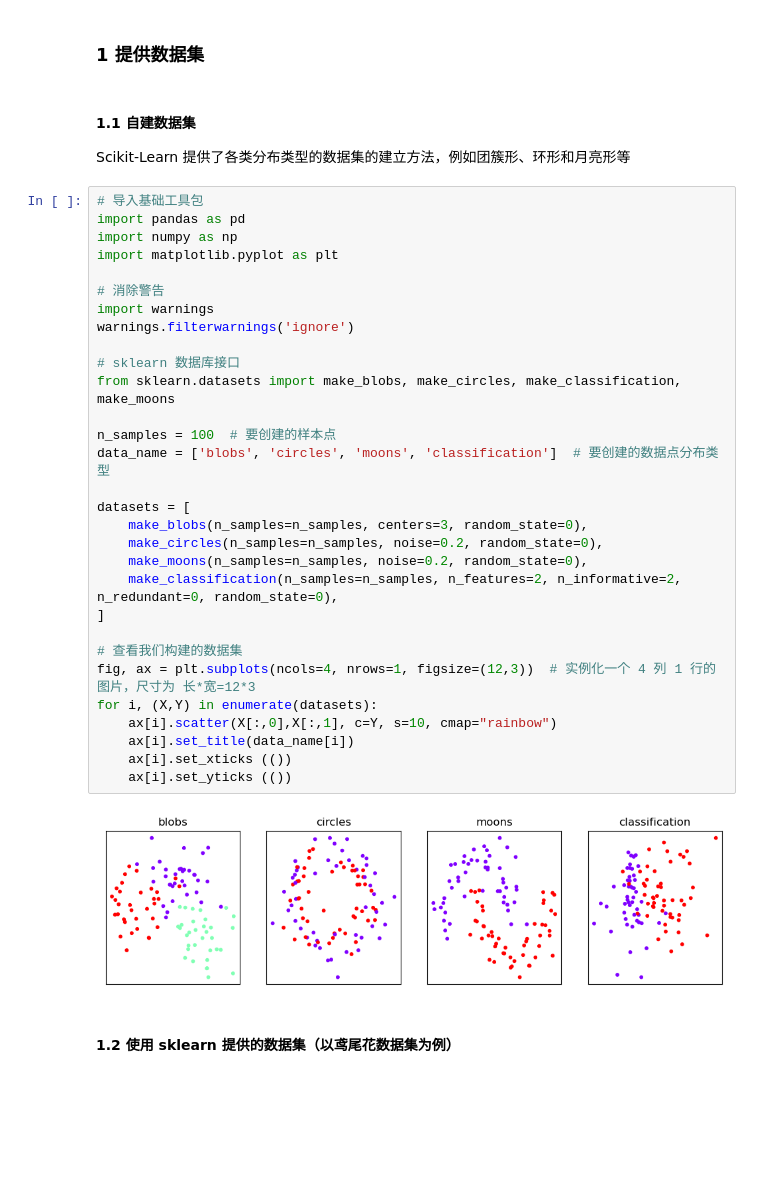
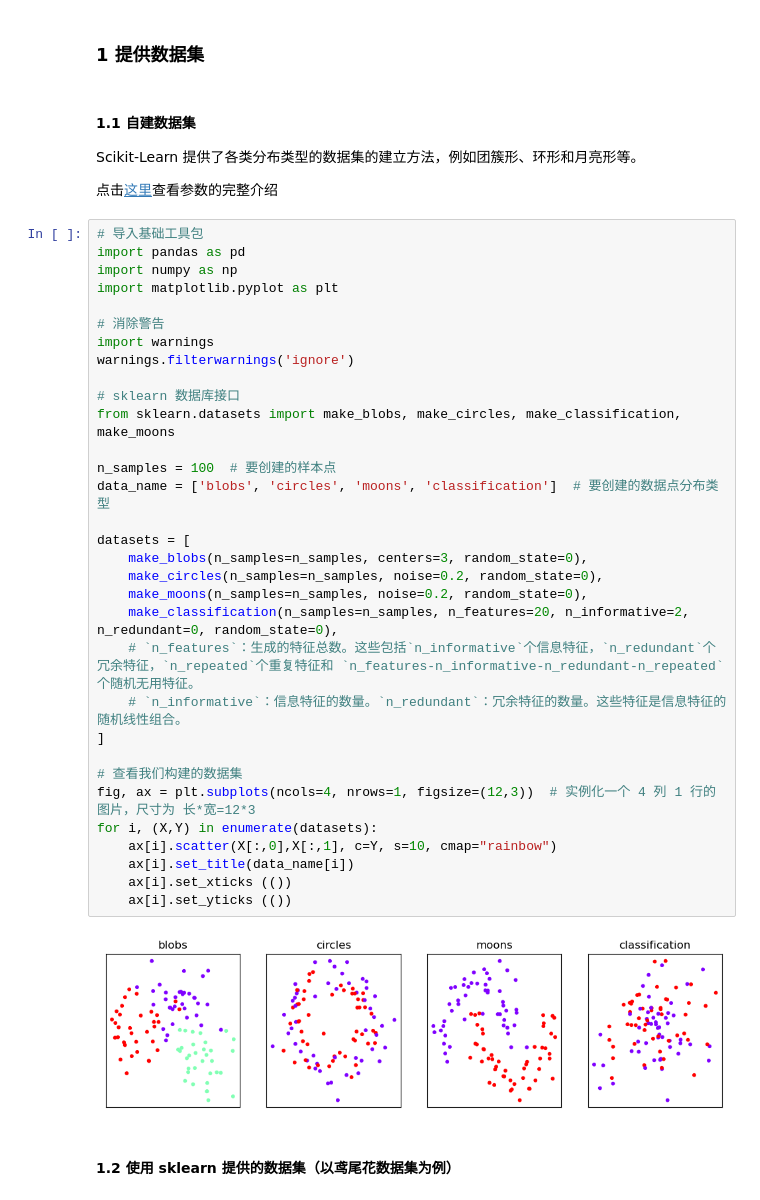
Before and after one commit to dptech-corp/bohrium-notebook, a Jupyter notebook: Proem/Scikit_Learn_Basic_Functions_Tutorial.ipynb, the cells around one changed output. Saved outputs shown, nothing was run; the diff lists cells and outputs as text; blank space fills up the shorter version.

```diff
--- a/Proem/Scikit_Learn_Basic_Functions_Tutorial.ipynb
+++ b/Proem/Scikit_Learn_Basic_Functions_Tutorial.ipynb
@@ -135,39 +135,43 @@ print(sklearn.__version__)  # sklearn.__version__ 返回安装的 Scikit-Learn
 # %% [markdown]
 #### 1.1 自建数据集 <a id='2-1-1'></a>
 
-Scikit-Learn 提供了各类分布类型的数据集的建立方法，例如团簇形、环形和月亮形等
+Scikit-Learn 提供了各类分布类型的数据集的建立方法，例如团簇形、环形和月亮形等。
+
+点击[这里](https://scikit-learn.org/stable/modules/classes.html#module-sklearn.datasets)查看参数的完整介绍
 # %%
 # 导入基础工具包
 import pandas as pd
 import numpy as np
 import matplotlib.pyplot as plt
 
 # 消除警告
 import warnings
 warnings.filterwarnings('ignore')
 
 # sklearn 数据库接口
 from sklearn.datasets import make_blobs, make_circles, make_classification, make_moons
 
 n_samples = 100  # 要创建的样本点
 data_name = ['blobs', 'circles', 'moons', 'classification']  # 要创建的数据点分布类型
 
 datasets = [
     make_blobs(n_samples=n_samples, centers=3, random_state=0),
     make_circles(n_samples=n_samples, noise=0.2, random_state=0),
     make_moons(n_samples=n_samples, noise=0.2, random_state=0),
-    make_classification(n_samples=n_samples, n_features=2, n_informative=2, n_redundant=0, random_state=0),
+    make_classification(n_samples=n_samples, n_features=20, n_informative=2, n_redundant=0, random_state=0),
+    # `n_features`：生成的特征总数。这些包括`n_informative`个信息特征，`n_redundant`个冗余特征，`n_repeated`个重复特征和 `n_features-n_informative-n_redundant-n_repeated`个随机无用特征。
+    # `n_informative`：信息特征的数量。`n_redundant`：冗余特征的数量。这些特征是信息特征的随机线性组合。
 ]
 
 # 查看我们构建的数据集
 fig, ax = plt.subplots(ncols=4, nrows=1, figsize=(12,3))  # 实例化一个 4 列 1 行的图片，尺寸为 长*宽=12*3
 for i, (X,Y) in enumerate(datasets):
     ax[i].scatter(X[:,0],X[:,1], c=Y, s=10, cmap="rainbow")
     ax[i].set_title(data_name[i])
     ax[i].set_xticks (())
     ax[i].set_yticks (())
 # %% [output]
-[figure, old version]
+[figure, new version]
 # %% [markdown]
 #### 1.2 使用 sklearn 提供的数据集（以鸢尾花数据集为例） <a id='2-1-2'></a>
 # %% [markdown]
```
